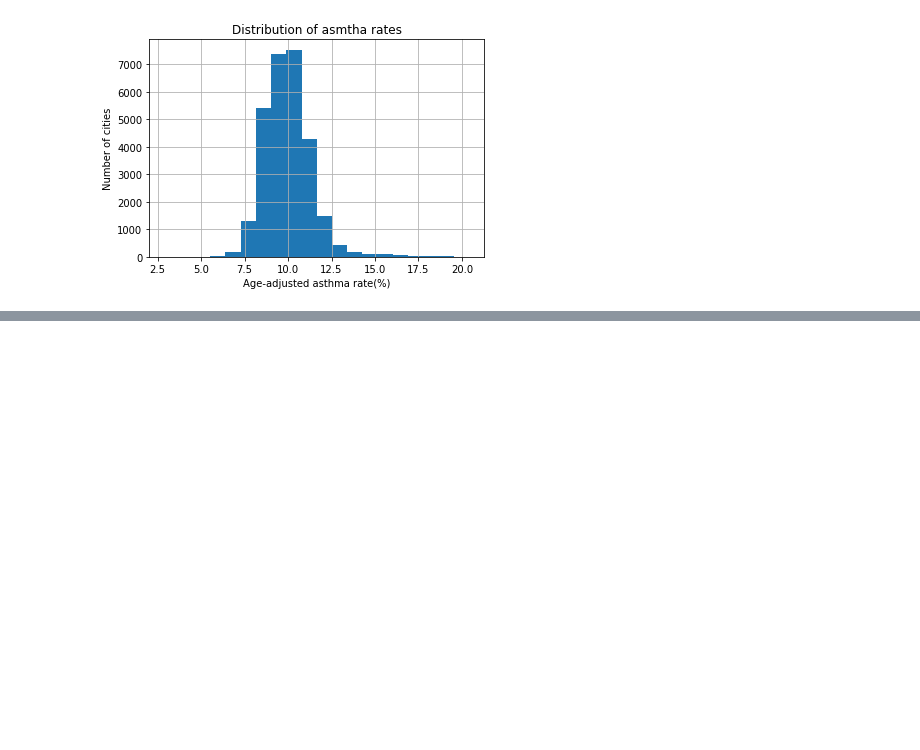
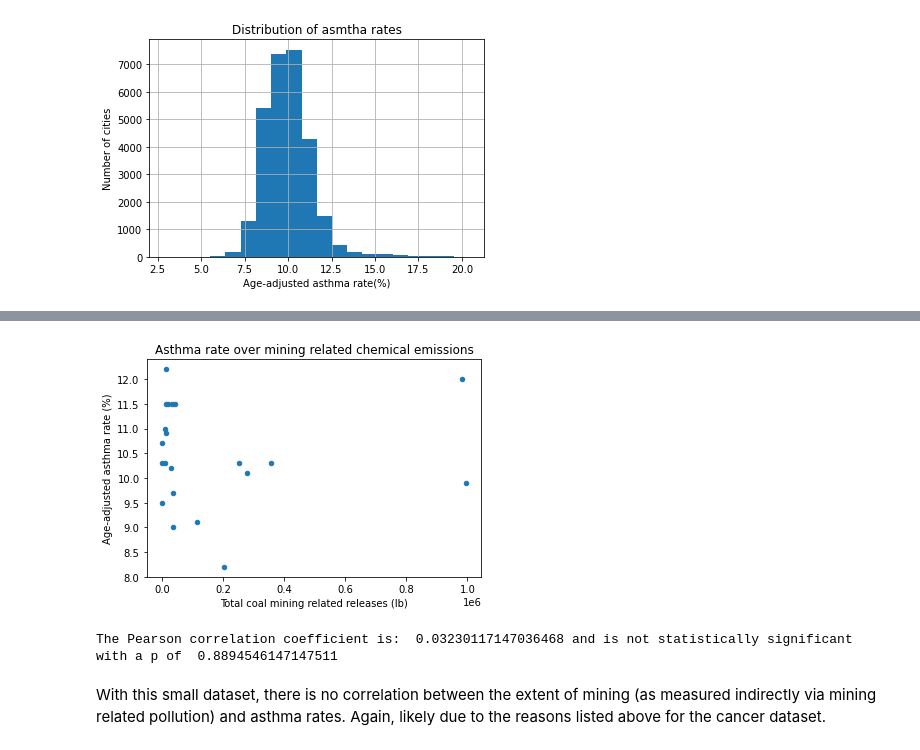
Before and after one commit to matthewueckermann/CISC367Final, a Jupyter notebook: cleanNotebook.ipynb, the cells around one changed output, grey strips where cells are left out. Saved outputs shown, nothing was run; the diff lists cells and outputs as text; code cells hidden in the pictures; blank space fills up the shorter version.

```diff
--- a/cleanNotebook.ipynb
+++ b/cleanNotebook.ipynb
@@ -279,12 +230,12 @@ df_carcinogen_by_loc_land = gb_carcinogen_by_loc_land.reset_index()
 df_carcinogen_by_loc_land['6. CITY'] = df_carcinogen_by_loc_land['6. CITY'].str.lower()
 combined_cancer_land = pd.merge(df_cancerData_important, df_carcinogen_by_loc_land, left_on=['StateAbbr','LocationName'],right_on=['8. ST','6. CITY'], how='left')
 combined_cancer_land = combined_cancer_land.drop(columns=['8. ST','6. CITY'],index=1)
-newLabels = ["State","City","Age-adjusted cancer rate (%)", "Lower CI for cancer rate","Upper CI for cancer rate","Carcinegon releases to landfills (lb)"]
+newLabels = ["State","City","Age-adjusted cancer rate (%)", "Lower CI for cancer rate","Upper CI for cancer rate","Carcinogen releases to landfills (lb)"]
 combined_cancer_land.columns = newLabels
 
-combined_cancer_land["Carcinegon releases to landfills (lb)"] = combined_cancer_land["Carcinegon releases to landfills (lb)"].fillna(0.00002)
-combined_cancer_land.plot.scatter(y='Age-adjusted cancer rate (%)',x="Carcinegon releases to landfills (lb)")
-plt.title("Cancer rate over carcinegon releases to landfills")
+combined_cancer_land["Carcinogen releases to landfills (lb)"] = combined_cancer_land["Carcinogen releases to landfills (lb)"].fillna(0.00002)
+combined_cancer_land.plot.scatter(y='Age-adjusted cancer rate (%)',x="Carcinogen releases to landfills (lb)")
+plt.title("Cancer rate over carcinogon releases to landfills")
 plt.xscale('log')
 plt.xlim(0.00001,100000000)
 plt.show()
@@ -300,8 +251,8 @@ Here the correlation coefficient was positive for the first time; however, said
 
 Checking the means again:
 # %%
-no_emissions = combined_cancer_land[combined_cancer_land["Carcinegon releases to landfills (lb)"]==0.00002]['Age-adjusted cancer rate (%)']
-emissions = combined_cancer_land[combined_cancer_land["Carcinegon releases to landfills (lb)"]!=0.00002]['Age-adjusted cancer rate (%)']
+no_emissions = combined_cancer_land[combined_cancer_land["Carcinogen releases to landfills (lb)"]==0.00002]['Age-adjusted cancer rate (%)']
+emissions = combined_cancer_land[combined_cancer_land["Carcinogen releases to landfills (lb)"]!=0.00002]['Age-adjusted cancer rate (%)']
 f, p = f_oneway(no_emissions,emissions)
 print("The p value is",p,"therefore the two population means are not statistically different")
 # %% [output]
@@ -324,0 +311,23 @@ Unfortunately, the TRI does not contain emissions data for major contributors to
+# %%
+df_coal = df_TRI[df_TRI["20. INDUSTRY SECTOR"] == "Coal Mining"]
+df_coal = df_TRI[df_TRI["20. INDUSTRY SECTOR"] == "Coal Mining"]
+df_coal = df_TRI[df_TRI["20. INDUSTRY SECTOR"] == "Coal Mining"]
+gb_coal = df_coal.groupby(['8. ST','6. CITY'])['101. TOTAL RELEASES'].sum()
+df_coal = gb_coal.reset_index()
+df_coal['6. CITY'] = df_coal['6. CITY'].str.lower()
+asthma_coal = pd.merge(df_asthmaData_important, df_coal, left_on=['StateAbbr','LocationName'],right_on=['8. ST','6. CITY'], how='left')
+asthma_coal = asthma_coal.drop(columns=['8. ST','6. CITY'],index=1)
+newLabels = ["State","City","Age-adjusted asthma rate (%)", "Lower CI for asthma rate","Upper CI for asthma rate","Total coal mining related releases (lb)"]
+asthma_coal.columns = newLabels
+asthma_coal = asthma_coal.dropna()
+# %%
+asthma_coal.plot.scatter(y='Age-adjusted asthma rate (%)',x="Total coal mining related releases (lb)")
+plt.title("Asthma rate over mining related chemical emissions")
+plt.show()
+[r, p] = stats.pearsonr(asthma_coal["Total coal mining related releases (lb)"],asthma_coal['Age-adjusted asthma rate (%)'])
+print("The Pearson correlation coefficient is: ", r, "and is not statistically significant with a p of ", p)
+# %% [output]
+[figure, added]
+The Pearson correlation coefficient is:  0.03230117147036468 and is not statistically significant with a p of  0.8894546147147511
+# %% [markdown]
+With this small dataset, there is no correlation between the extent of mining (as measured indirectly via mining related pollution) and asthma rates. Again, likely due to the reasons listed above for the cancer dataset.
```
Also changed, not shown: parts of 42 cells of this notebook, 1 other file.
